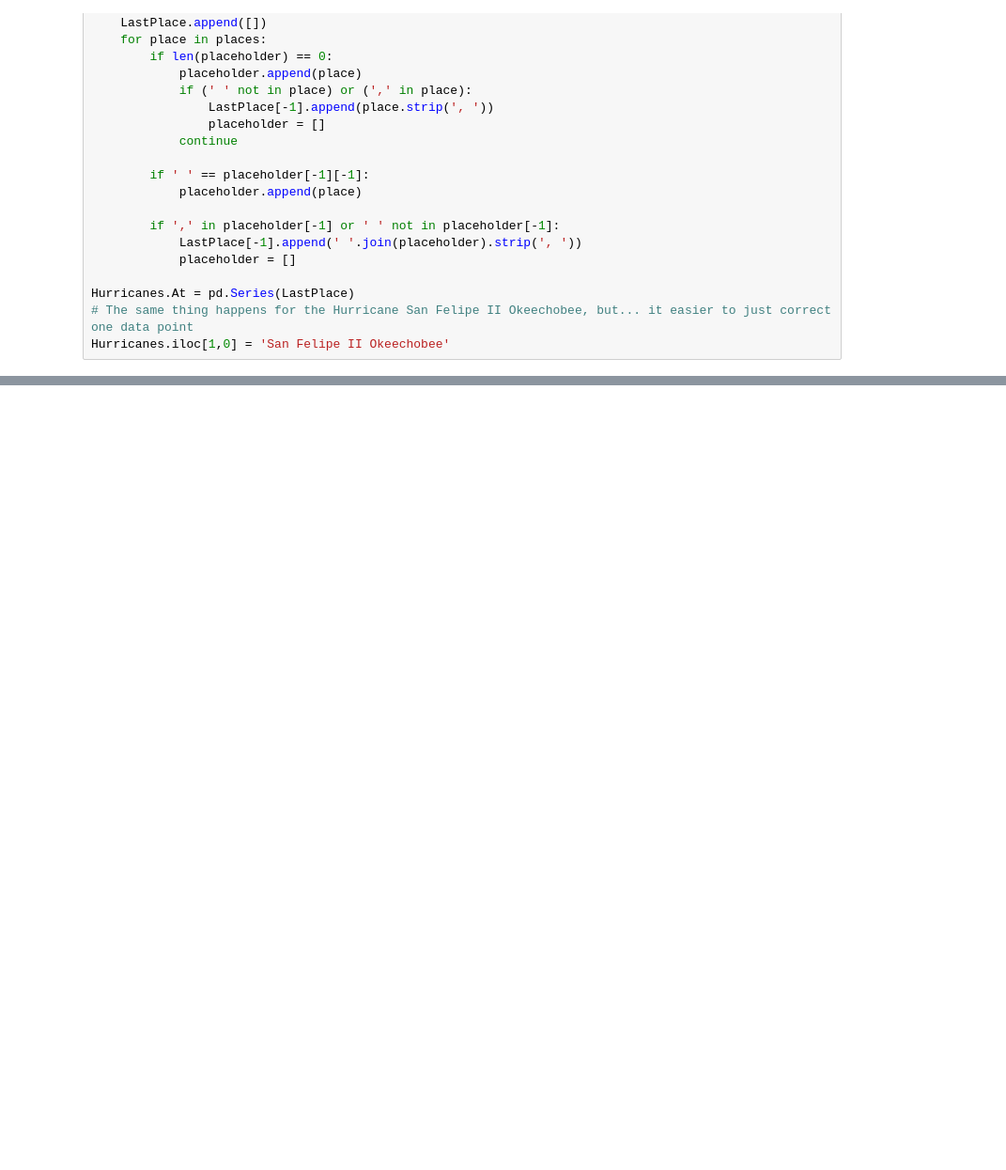
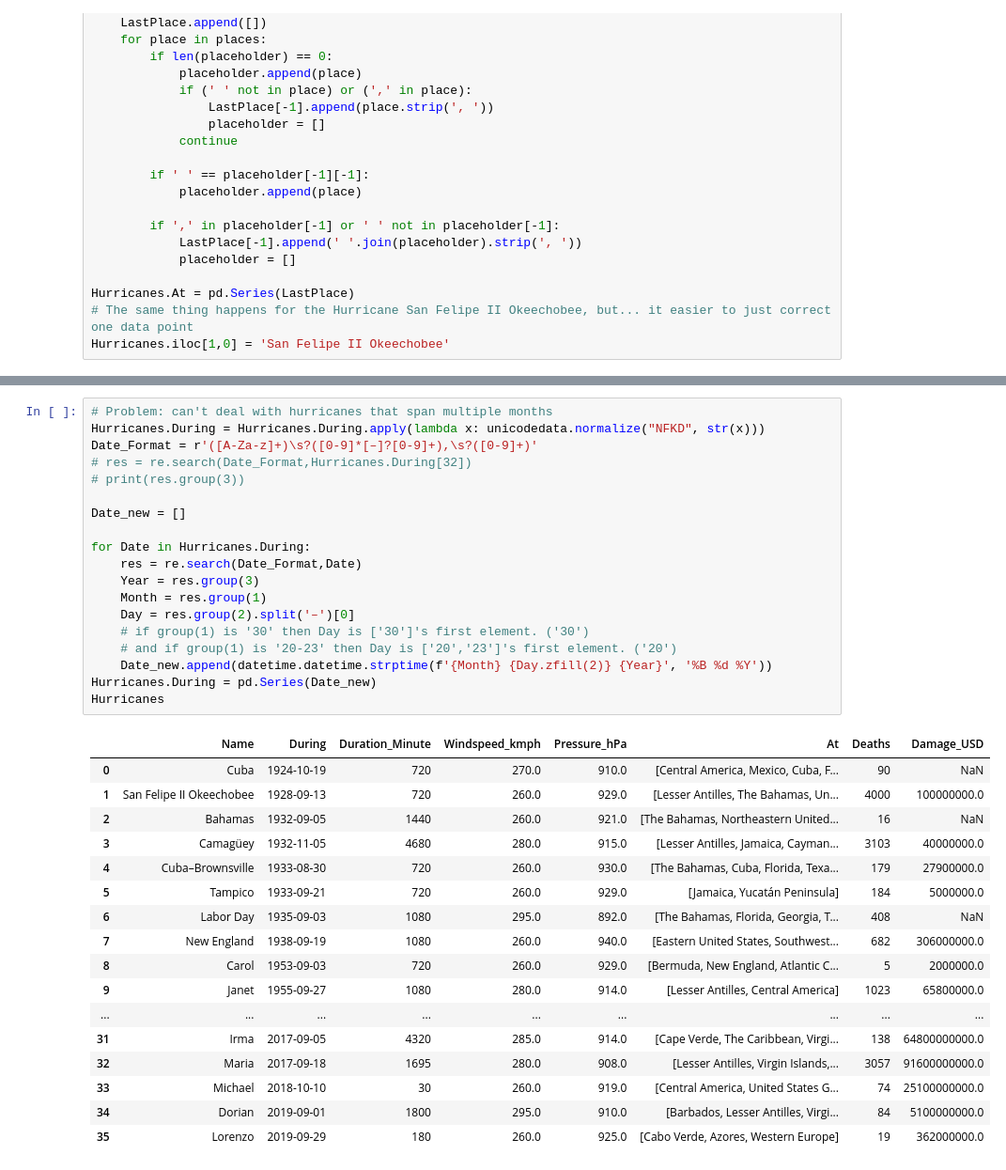
Before and after one commit to Alon-Shaaltiel/Hurricanes_US, a Jupyter notebook: Data_Collection.ipynb, the cells around one changed output, grey strips where cells are left out. Shown at 94% size. Cells and saved outputs as stored; diff of their text form; blank space fills up the shorter version.

```diff
--- a/Data_Collection.ipynb
+++ b/Data_Collection.ipynb
@@ -244,0 +250,37 @@ for Duration in Hurricanes.Duration:
+# %%
+# Problem: can't deal with hurricanes that span multiple months
+Hurricanes.During = Hurricanes.During.apply(lambda x: unicodedata.normalize("NFKD", str(x)))
+Date_Format = r'([A-Za-z]+)\s?([0-9]*[–]?[0-9]+),\s?([0-9]+)'
+# res = re.search(Date_Format,Hurricanes.During[32])
+# print(res.group(3))
+
+Date_new = []
+
+for Date in Hurricanes.During:
+    res = re.search(Date_Format,Date)
+    Year = res.group(3)
+    Month = res.group(1)
+    Day = res.group(2).split('–')[0]
+    # if group(1) is '30' then Day is ['30']'s first element. ('30')
+    # and if group(1) is '20-23' then Day is ['20','23']'s first element. ('20')
+    Date_new.append(datetime.datetime.strptime(f'{Month} {Day.zfill(2)} {Year}', '%B %d %Y'))
+Hurricanes.During = pd.Series(Date_new)
+Hurricanes
+# %% [output]
+|  | Name | During | Duration_Minute | Windspeed_kmph | Pressure_hPa | At | Deaths | Damage_USD |
+| 0 | Cuba | 1924-10-19 | 720 | 270.0 | 910.0 | [Central America, Mexico, Cuba, F... | 90 | NaN |
+| 1 | San Felipe II Okeechobee | 1928-09-13 | 720 | 260.0 | 929.0 | [Lesser Antilles, The Bahamas, Un... | 4000 | 100000000.0 |
+| 2 | Bahamas | 1932-09-05 | 1440 | 260.0 | 921.0 | [The Bahamas, Northeastern United... | 16 | NaN |
+| 3 | Camagüey | 1932-11-05 | 4680 | 280.0 | 915.0 | [Lesser Antilles, Jamaica, Cayman... | 3103 | 40000000.0 |
+| 4 | Cuba–Brownsville | 1933-08-30 | 720 | 260.0 | 930.0 | [The Bahamas, Cuba, Florida, Texa... | 179 | 27900000.0 |
+| 5 | Tampico | 1933-09-21 | 720 | 260.0 | 929.0 | [Jamaica, Yucatán Peninsula] | 184 | 5000000.0 |
+| 6 | Labor Day | 1935-09-03 | 1080 | 295.0 | 892.0 | [The Bahamas, Florida, Georgia, T... | 408 | NaN |
+| 7 | New England | 1938-09-19 | 1080 | 260.0 | 940.0 | [Eastern United States, Southwest... | 682 | 306000000.0 |
+| 8 | Carol | 1953-09-03 | 720 | 260.0 | 929.0 | [Bermuda, New England, Atlantic C... | 5 | 2000000.0 |
+| 9 | Janet | 1955-09-27 | 1080 | 280.0 | 914.0 | [Lesser Antilles, Central America] | 1023 | 65800000.0 |
+| ... | ... | ... | ... | ... | ... | ... | ... | ... |
+| 31 | Irma | 2017-09-05 | 4320 | 285.0 | 914.0 | [Cape Verde, The Caribbean, Virgi... | 138 | 64800000000.0 |
+| 32 | Maria | 2017-09-18 | 1695 | 280.0 | 908.0 | [Lesser Antilles, Virgin Islands,... | 3057 | 91600000000.0 |
+| 33 | Michael | 2018-10-10 | 30 | 260.0 | 919.0 | [Central America, United States G... | 74 | 25100000000.0 |
+| 34 | Dorian | 2019-09-01 | 1800 | 295.0 | 910.0 | [Barbados, Lesser Antilles, Virgi... | 84 | 5100000000.0 |
+| 35 | Lorenzo | 2019-09-29 | 180 | 260.0 | 925.0 | [Cabo Verde, Azores, Western Europe] | 19 | 362000000.0 |
```
Also changed, not shown: parts of 6 cells of this notebook.
